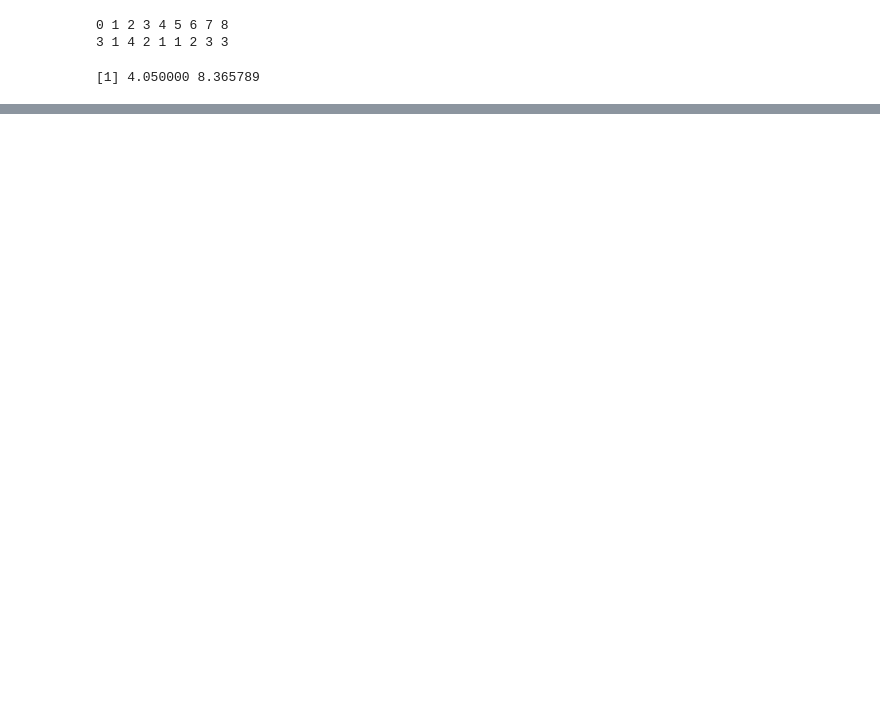
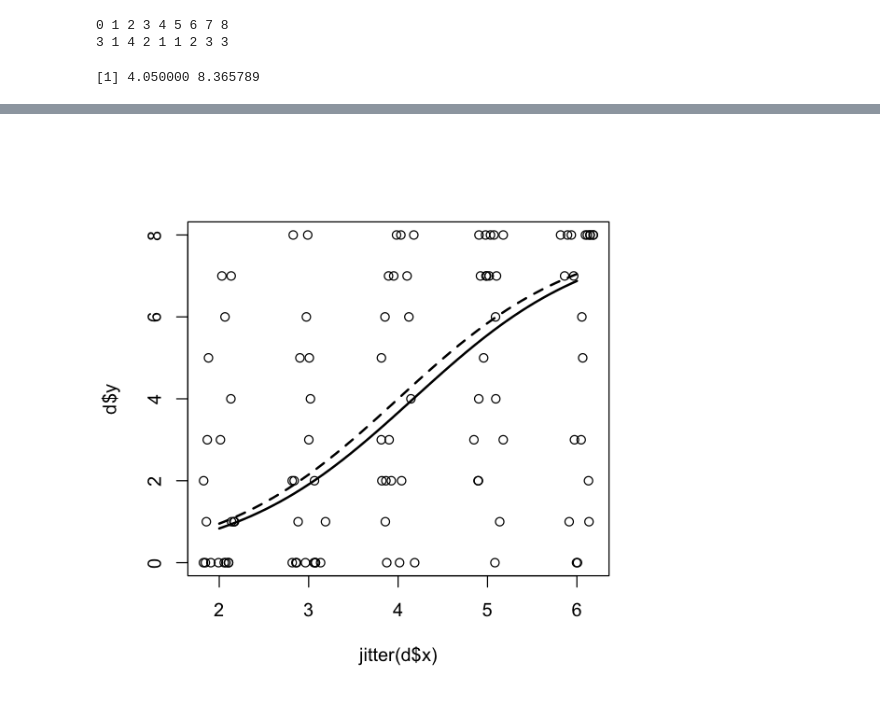
Before and after one commit to Rio-Sh/sub_stat_model_h29, a Jupyter notebook: データ解析統計モデリング3.ipynb, the cells around one changed output, grey strips where cells are left out. Saved outputs shown, nothing was run; the diff lists cells and outputs as text; code cells hidden in the pictures; blank space fills up the shorter version.

```diff
--- a/データ解析統計モデリング3.ipynb
+++ b/データ解析統計モデリング3.ipynb
@@ -73,0 +89,8 @@ Residual deviance: 269.4 on 97 degrees of freedom       AIC: 275.4
+# %%
+logistic <- function(z) 1 / (1 + exp(-z))
+plot(jitter(d$x), d$y)
+xx <- seq(min(d$x), max(d$x), length=100)
+lines(xx, logistic(-4.1296 + 0.9903 * xx)*d$N, lwd=2)
+lines(xx, logistic(-4 + 1 * xx)*d$N, lwd=2, lty=2)
+# %% [output]
+[figure, added]
```
Also changed, not shown: parts of 7 cells of this notebook.
